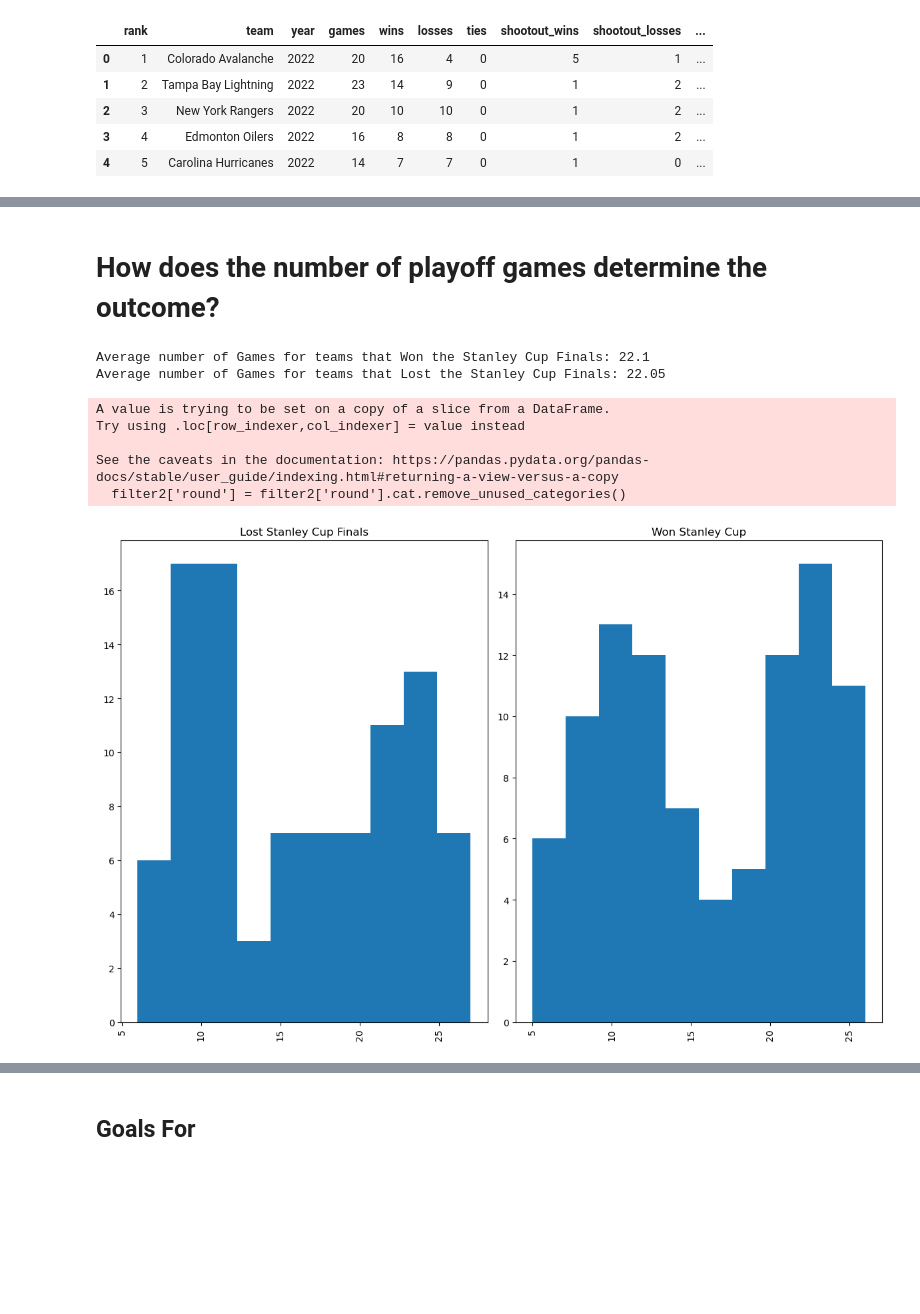
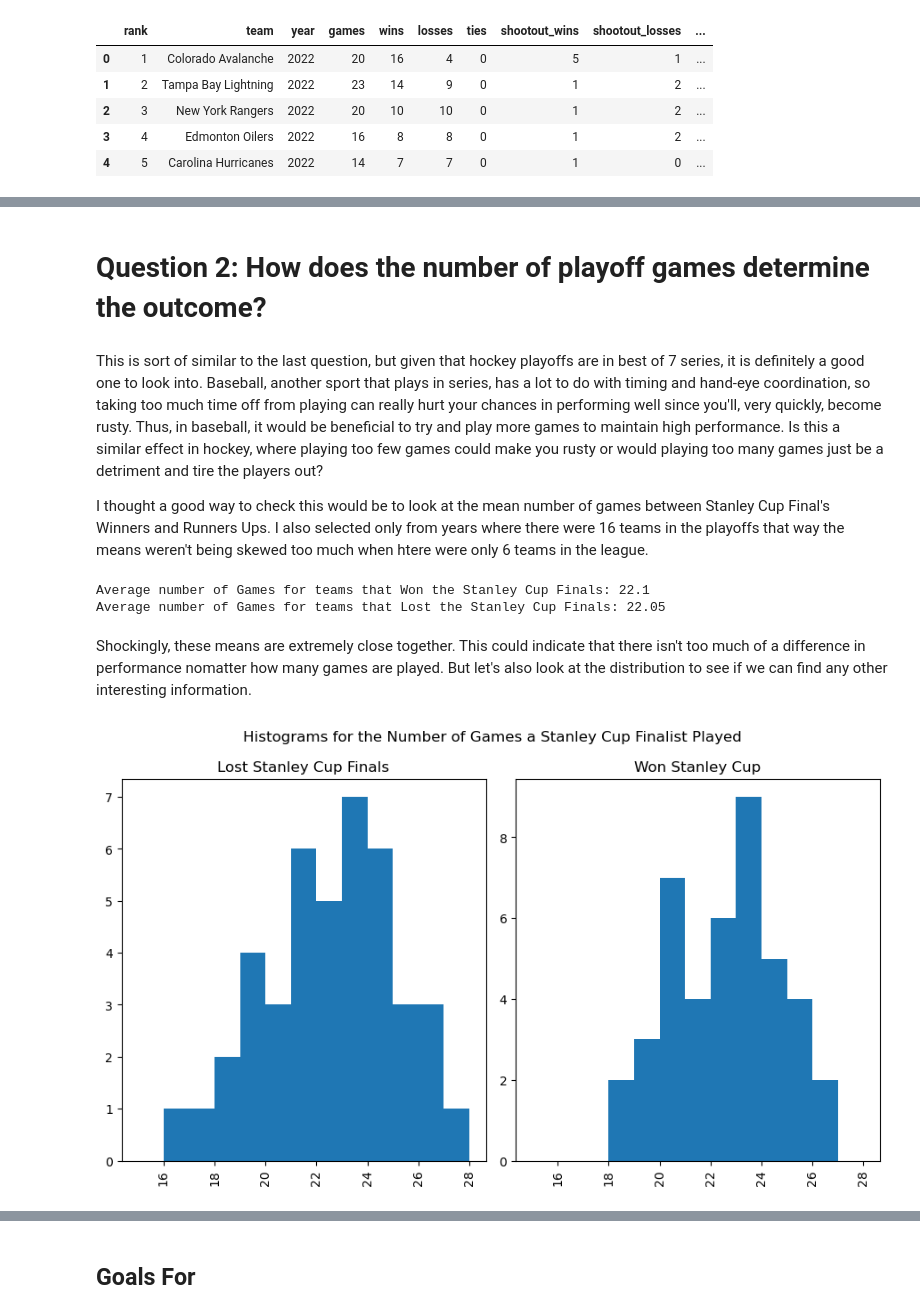
Before and after one commit to Kurt-Geissler/DSCI-235-Final-Project---Stanley-Cup-Playoffs-Analysis, a Jupyter notebook: Geissler - DSCI 235 Final Project.ipynb, the cells around one changed output, grey strips where cells are left out. Cells and saved outputs as stored; diff of their text form; code cells hidden in the pictures; blank space fills up the shorter version.

```diff
--- a/Geissler - DSCI 235 Final Project.ipynb
+++ b/Geissler - DSCI 235 Final Project.ipynb
@@ -76,6 +81,8 @@ playoffs.loc[playoffs['num_teams'] == 4, 'round'] = playoffs['round'].replace(
 )
 
 playoffs['round'] = pd.Categorical(playoffs['round'])
+bins_playoffs = round(np.sqrt(len(playoffs)))
+bins_16 = round(np.sqrt(len(playoffs.loc[playoffs['num_teams'] == 16])))
 playoffs.head()
 # %% [output]
 |  | rank | team | year | games | wins | losses | ties | shootout_wins | shootout_losses | ... |
@@ -158,6 +168,0 @@ The NHL Team to win the Stanley Cup with the Worst Playoff record is Mighty Duck
-# %%
-playoffs['ratio_rank'] = 1 - (playoffs['rank']/playoffs['num_teams'])
-
-plt.plot(playoffs['rank'],playoffs['win_loss_percentage'],'o')
-plt.xlabel('Ratio Rank')
-plt.ylabel('Playoff Win Loss Percentage')
@@ -167,5 +169,9 @@ Text(0, 0.5, 'Playoff Win Loss Percentage')
 # %% [markdown]
-# How does the number of playoff games determine the outcome?
+# Question 2: How does the number of playoff games determine the outcome?
+# %% [markdown]
+This is sort of similar to the last question, but given that hockey playoffs are in best of 7 series, it is definitely a good one to look into. Baseball, another sport that plays in series, has a lot to do with timing and hand-eye coordination, so taking too much time off from playing can really hurt your chances in performing well since you'll, very quickly, become rusty. Thus, in baseball, it would be beneficial to try and play more games to maintain high performance. Is this a similar effect in hockey, where playing too few games could make you rusty or would playing too many games just be a detriment and tire the players out?
+
+I thought a good way to check this would be to look at the mean number of games between Stanley Cup Final's Winners and Runners Ups. I also selected only from years where there were 16 teams in the playoffs that way the means weren't being skewed too much when htere were only 6 teams in the league.
 # %%
 avg_won_stanley = playoffs.loc[(playoffs['round'] == 'Won Stanley Cup') & (playoffs['num_teams'] >= 16), 'games'].mean()
 avg_lost_stanley = playoffs.loc[(playoffs['round'] == 'Lost Stanley Cup Finals') & (playoffs['num_teams'] >= 16), 'games'].mean()
@@ -175,19 +181,20 @@ print(f'Average number of Games for teams that Lost the Stanley Cup Finals: {rou
 # %% [output]
 Average number of Games for teams that Won the Stanley Cup Finals: 22.1
 Average number of Games for teams that Lost the Stanley Cup Finals: 22.05
+# %% [markdown]
+Shockingly, these means are extremely close together. This could indicate that there isn't too much of a difference in performance nomatter how many games are played. But let's also look at the distribution to see if we can find any other interesting information.
 # %%
-filter2 = playoffs.loc[(playoffs['round'] == 'Won Stanley Cup') | (playoffs['round'] == 'Lost Stanley Cup Finals')]
+filter2 = playoffs.loc[((playoffs['round'] == 'Won Stanley Cup') | (playoffs['round'] == 'Lost Stanley Cup Finals')) & (playoffs['num_teams'] >= 16)]
 filter2['round'] = filter2['round'].cat.remove_unused_categories()
 
-filter2.hist(column='games',by='round',
-            bins=10, figsize=(12,8))
+histograms2 = filter2.hist(column='games',by='round',
+            bins=round(bins_16/2), figsize=(9,5.5),range=(15,28))
+
+fig = histograms2.flatten()[0].get_figure()
+fig.suptitle('Histograms for the Number of Games a Stanley Cup Finalist Played')
+
 plt.tight_layout()
 plt.show()
 # %% [output]
-A value is trying to be set on a copy of a slice from a DataFrame.
-Try using .loc[row_indexer,col_indexer] = value instead
-
-See the caveats in the documentation: https://pandas.pydata.org/pandas-docs/stable/user_guide/indexing.html#returning-a-view-versus-a-copy
-  filter2['round'] = filter2['round'].cat.remove_unused_categories()
-[figure, old version]
+[figure, new version]
 # %% [markdown]
```
Also changed, not shown: parts of 58 cells of this notebook.
